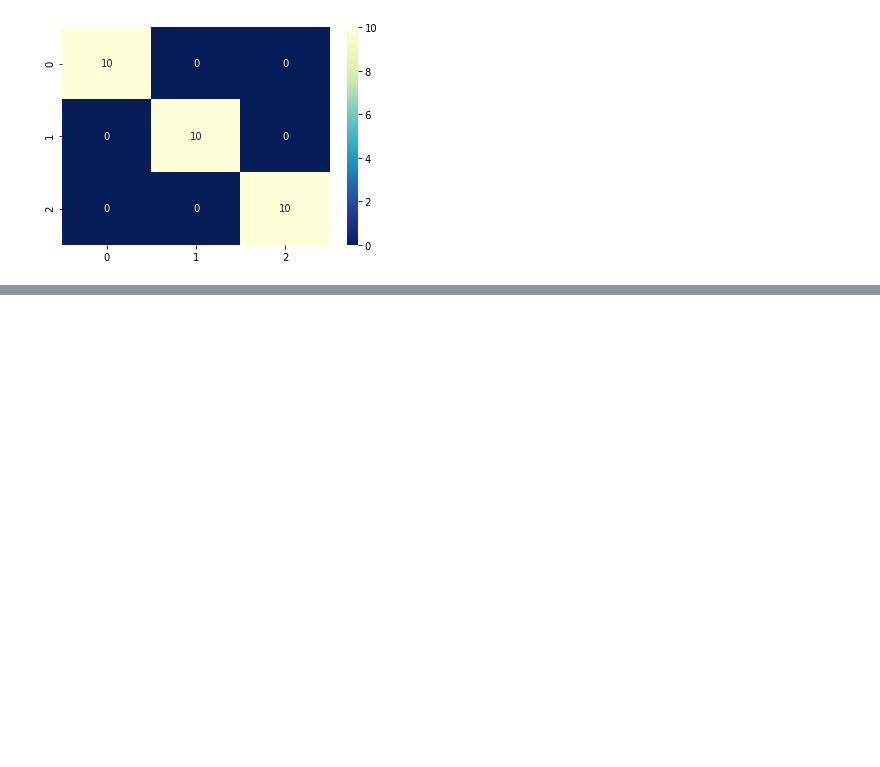
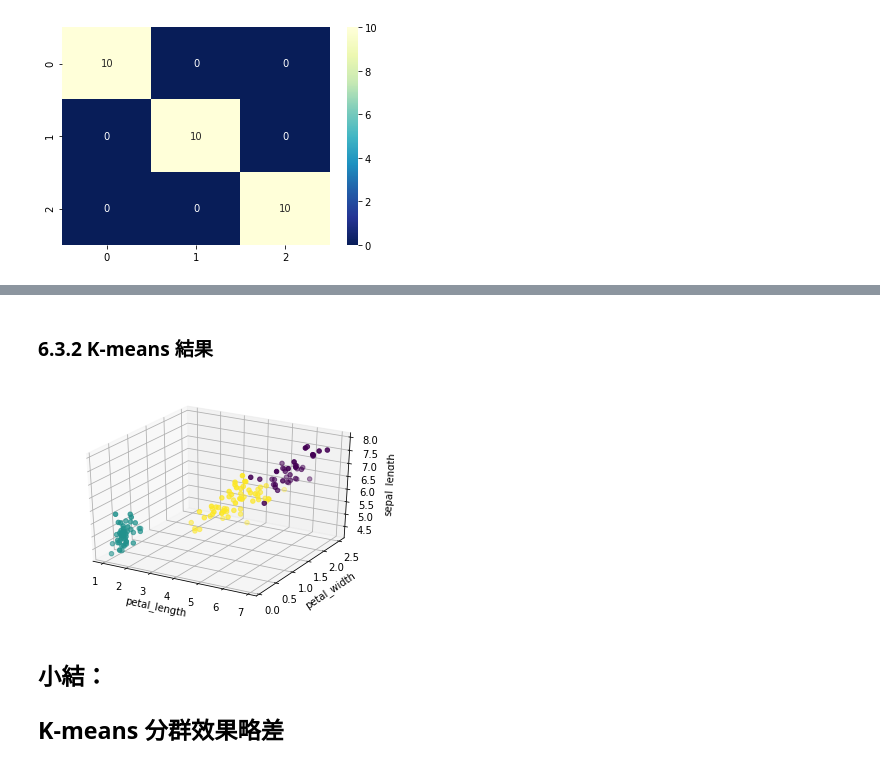
Before and after one commit to brook0922/iris_dataset_analysis, a Jupyter notebook: iris_DA_ML.ipynb, the cells around one changed output, grey strips where cells are left out. Drawn from its saved outputs; the diff is of its cells as text; code cells hidden in the pictures; blank space fills up the shorter version.

```diff
--- a/iris_DA_ML.ipynb
+++ b/iris_DA_ML.ipynb
@@ -410,0 +477,16 @@ sns.heatmap(confmats[2], cmap="YlGnBu_r", annot=True, fmt="d")
+# %% [markdown]
+### 6.3.2 K-means 結果
+# %%
+x, y, z = df['petal_length'], df['petal_width'], df['sepal_length']
+ax = plt.subplot(111, projection='3d')
+ax.scatter(x, y, z, c=df['k_means'])
+
+ax.set_xlabel('petal_length')
+ax.set_ylabel('petal_width')
+ax.set_zlabel('sepal_length')
+plt.show()
+# %% [output]
+[figure, added]
+# %% [markdown]
+## 小結：
+## K-means 分群效果略差
```
Also changed, not shown: parts of 18 cells of this notebook.
